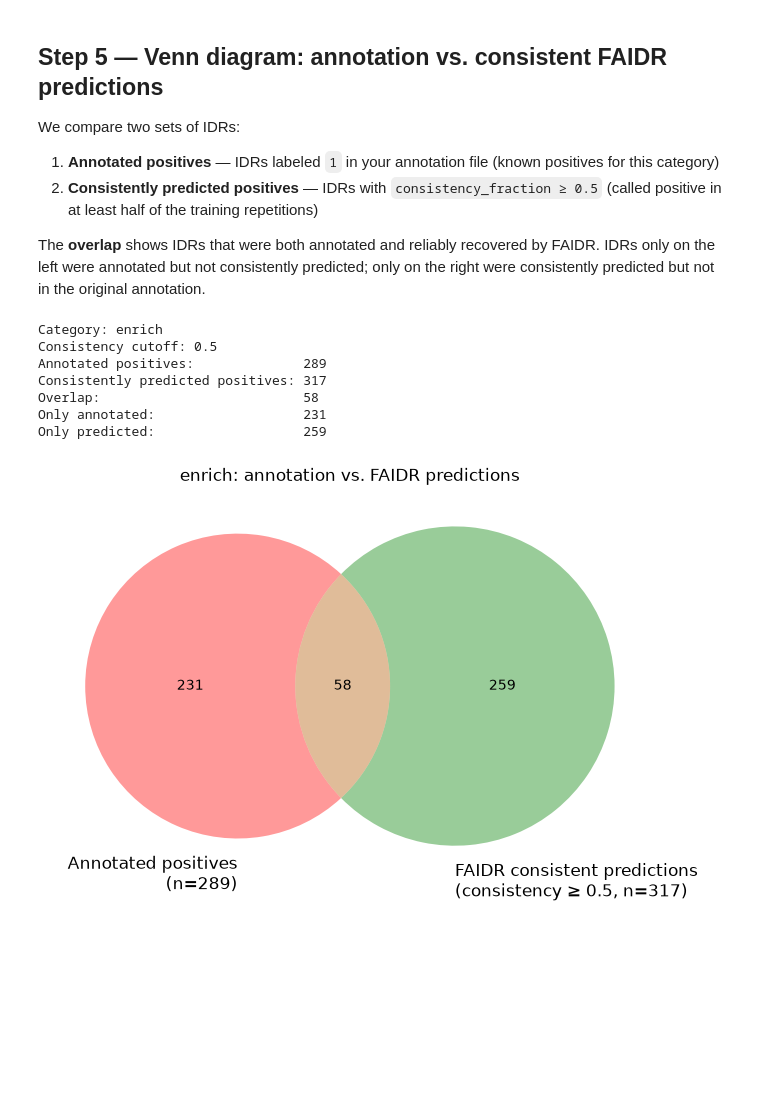
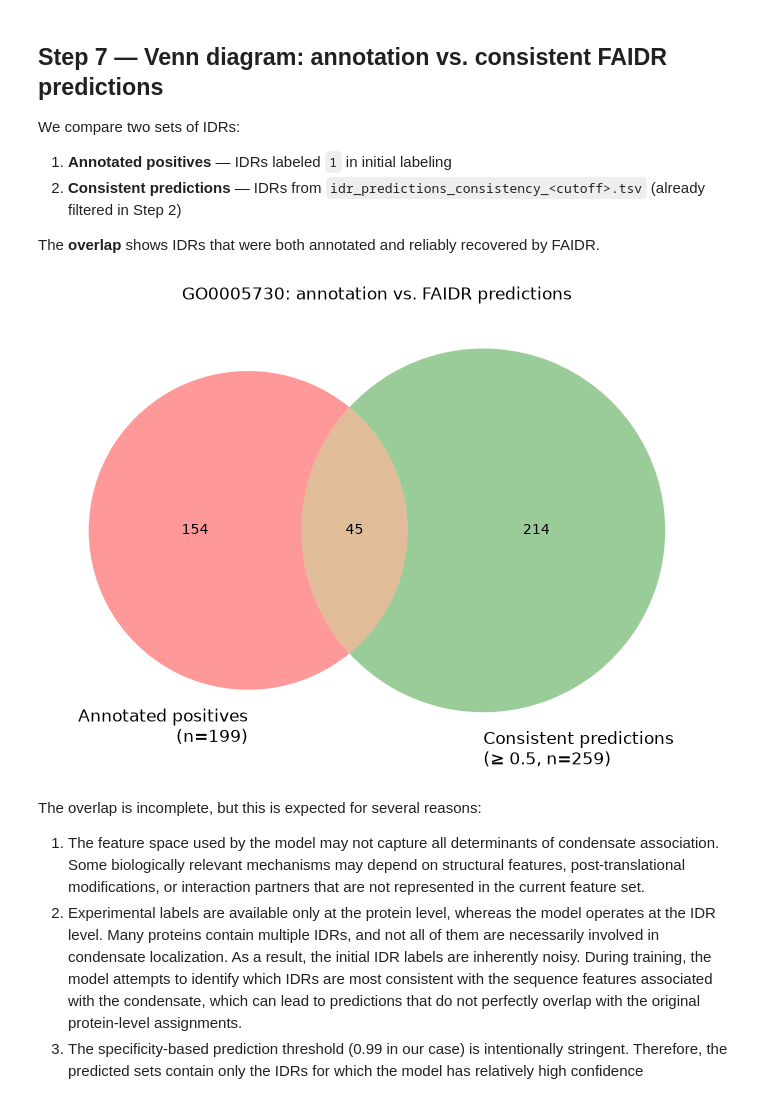
Before and after one commit to IPritisanac/IDR_ES, a Jupyter notebook: faidr_cv_notebook.ipynb, the cells around one changed output. Saved outputs shown, nothing was run; the diff lists cells and outputs as text; code cells hidden in the pictures; blank space fills up the shorter version.

```diff
--- a/faidr_cv_notebook.ipynb
+++ b/faidr_cv_notebook.ipynb
@@ -90,11 +209,5 @@ You can change:
 # %%
-# target_file = "HIGH_AUC_PPV_FILTERED_FUNCTIONS/GO0005730_nucleolus.tsv"
-# target_file = "HIGH_AUC_PPV_FILTERED_FUNCTIONS/nucleolus_MLO.tsv"
-target_file = "HIGH_AUC_PPV_FILTERED_FUNCTIONS/EWS_enrich_EF.tsv"
-feature_type = "evolutionary"   # "evolutionary" | "signature"
-features_path = None            # or an explicit path to a features file
 specificity = 0.99
-n_reps = 10
-
-consistency_cutoff = 0.5        # for the Venn diagram below
+n_reps = 5
+consistency_cutoff = 0.5
 # %% [markdown]
@@ -115,6 +226,7 @@ result = run_faidr_cv(
     features_path=features_path,
     specificity=specificity,
     n_reps=n_reps,
+    consistency_cutoff=consistency_cutoff,
     show_progress=True,
 )
 
@@ -177,53 +309,40 @@ Saved to: FAIDR_output/EWS_enrich_EF/idr_predictions.tsv
 # %% [markdown]
-## Step 5 — Venn diagram: annotation vs. consistent FAIDR predictions
+## Step 7 — Venn diagram: annotation vs. consistent FAIDR predictions
 
 We compare two sets of IDRs:
 
-1. **Annotated positives** — IDRs labeled `1` in your annotation file (known positives for this category)
-2. **Consistently predicted positives** — IDRs with `consistency_fraction ≥ 0.5` (called positive in at least half of the training repetitions)
+1. **Annotated positives** — IDRs labeled `1` in initial labeling
+2. **Consistent predictions** — IDRs from `idr_predictions_consistency_<cutoff>.tsv` (already filtered in Step 2)
 
 The **overlap** shows IDRs that were both annotated and reliably recovered by FAIDR.
-IDRs only on the left were annotated but not consistently predicted; only on the right were consistently predicted but not in the original annotation.
 # %%
 annotation = pd.read_csv(target_file, sep="\t")
 label_col = annotation.columns[1]
-category_label = label_col
 
 annotated_positive = set(annotation.loc[annotation[label_col] == 1, "idr_name"])
-consistent_predicted = set(
-    predictions.loc[predictions["consistency_fraction"] >= consistency_cutoff, "idr_name"]
-)
+consistent_predicted = set(result["idr_results_filtered"]["idr_name"])
 
 overlap = annotated_positive & consistent_predicted
 only_annotated = annotated_positive - consistent_predicted
 only_predicted = consistent_predicted - annotated_positive
-
-print(f"Category: {category_label}")
-print(f"Consistency cutoff: {consistency_cutoff}")
-print(f"Annotated positives:              {len(annotated_positive):,}")
-print(f"Consistently predicted positives: {len(consistent_predicted):,}")
-print(f"Overlap:                          {len(overlap):,}")
-print(f"Only annotated:                   {len(only_annotated):,}")
-print(f"Only predicted:                   {len(only_predicted):,}")
 
 fig, ax = plt.subplots(figsize=(7, 6))
 venn2(
     subsets=(len(only_annotated), len(only_predicted), len(overlap)),
     set_labels=(
         f"Annotated positives\n(n={len(annotated_positive):,})",
-        f"FAIDR consistent predictions\n(consistency ≥ {consistency_cutoff}, n={len(consistent_predicted):,})",
+        f"Consistent predictions\n(≥ {consistency_cutoff}, n={len(consistent_predicted):,})",
     ),
     ax=ax,
 )
-ax.set_title(f"{category_label}: annotation vs. FAIDR predictions")
+ax.set_title(f"{label_col}: annotation vs. FAIDR predictions")
 plt.tight_layout()
 plt.show()
 # %% [output]
-Category: enrich
-Consistency cutoff: 0.5
-Annotated positives:              289
-Consistently predicted positives: 317
-Overlap:                          58
-Only annotated:                   231
-Only predicted:                   259
-[figure, old version]
+[figure, new version]
+# %% [markdown]
+The overlap is incomplete, but this is expected for several reasons:
+
+1. The feature space used by the model may not capture all determinants of condensate association. Some biologically relevant mechanisms may depend on structural features, post-translational modifications, or interaction partners that are not represented in the current feature set.
+2. Experimental labels are available only at the protein level, whereas the model operates at the IDR level. Many proteins contain multiple IDRs, and not all of them are necessarily involved in condensate localization. As a result, the initial IDR labels are inherently noisy. During training, the model attempts to identify which IDRs are most consistent with the sequence features associated with the condensate, which can lead to predictions that do not perfectly overlap with the original protein-level assignments.
+3. The specificity-based prediction threshold (0.99 in our case) is intentionally stringent. Therefore, the predicted sets contain only the IDRs for which the model has relatively high confidence
```
Also changed, not shown: parts of 23 cells of this notebook, 12 other files.
